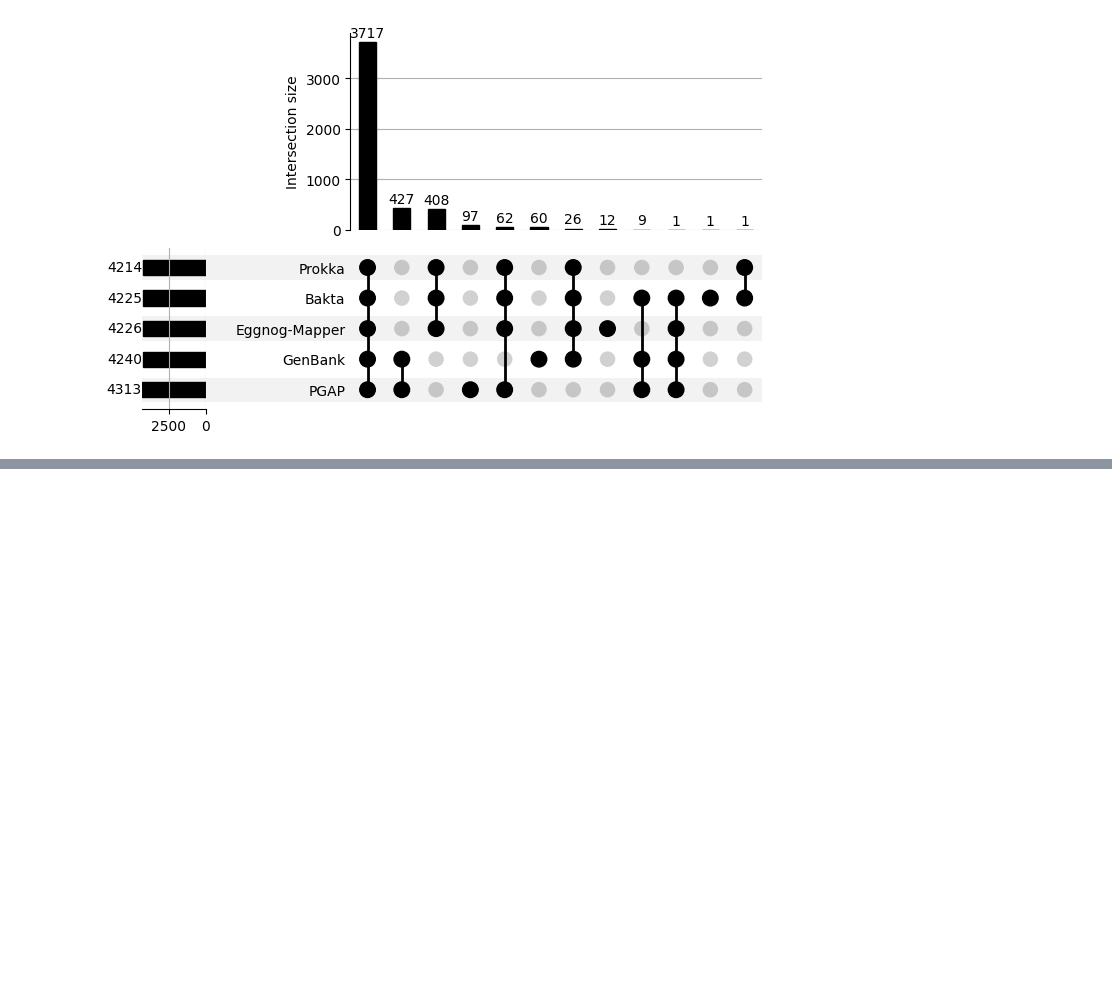
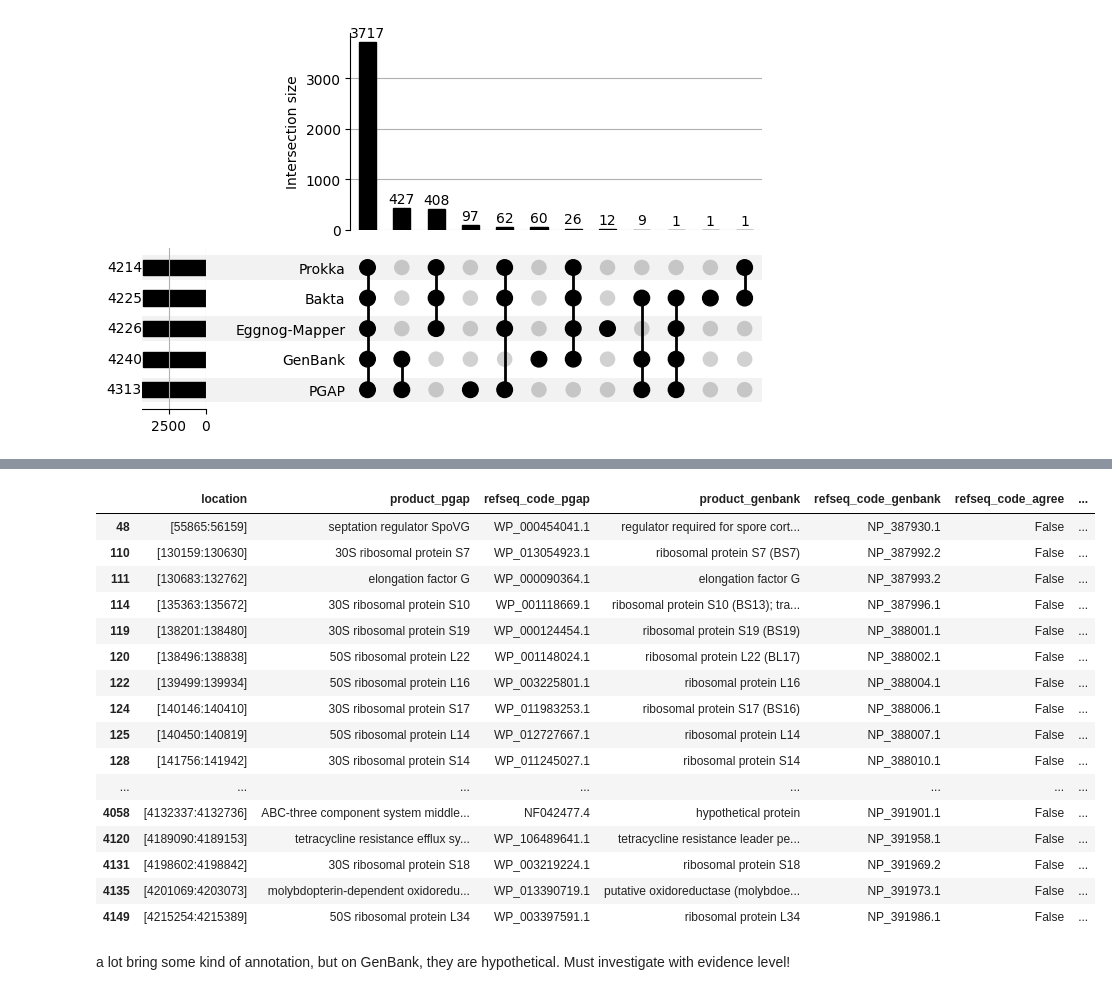
Before and after one commit to tiagocabralborelli/BenchAnnot, a Jupyter notebook: bacillus_analysis/bacillus_analysis.ipynb, the cells around one changed output, grey strips where cells are left out. Cells and saved outputs as stored; diff of their text form; code cells hidden in the pictures; blank space fills up the shorter version.

```diff
--- a/bacillus_analysis/bacillus_analysis.ipynb
+++ b/bacillus_analysis/bacillus_analysis.ipynb
@@ -127,0 +407,17 @@ Now we proceed to checking if the functional annotation differs. Starting with t
+# %%
+cds_data = []
+for record in SeqIO.parse(pgap_gbk, "genbank"):
+    for feature in record.features:
+        if feature.type == "CDS":
+            location = str(feature.location).split('(')[0]
+            product = feature.qualifiers.get("product", ["hypothetical protein"])[0]
+            refseq_code = None
+            inferences = feature.qualifiers.get("inference", [])
+            for inference in inferences:
+                if "RefSeq" in inference:
+                    refseq_code = inference.split(":")[3]
+                elif "motif" in inference:
+                    refseq_code = inference.split(":")[3]
+            cds_data.append({"location": location, "product": product, "refseq_code": refseq_code})
+pgap = pd.DataFrame(cds_data)
+pgap
@@ -127,0 +438,11 @@ Now we proceed to checking if the functional annotation differs. Starting with t
+# %%
+cds_data = []
+for record in SeqIO.parse(genbank_gbff, "genbank"):
+    for feature in record.features:
+        if feature.type == "CDS":
+            location = str(feature.location).split('(')[0]
+            product = feature.qualifiers.get("product", ["hypothetical protein"])[0]
+            refseq_code = feature.qualifiers.get("protein_id", [None])[0]
+            cds_data.append({"location": location, "product": product, "refseq_code": refseq_code})
+genbank = pd.DataFrame(cds_data)
+genbank
@@ -127,0 +463,2 @@ Now we proceed to checking if the functional annotation differs. Starting with t
+# %%
+pgap_genbank = compare_annotations(pgap, genbank, "refseq_code", df1_name="PGAP", df2_name="GenBank")
@@ -127,0 +488,22 @@ Now we proceed to checking if the functional annotation differs. Starting with t
+# %%
+pgap_genbank[~pgap_genbank["refseq_code_agree"]].dropna()
+# %% [output]
+|  | location | product_pgap | refseq_code_pgap | product_genbank | refseq_code_genbank | refseq_code_agree | ... |
+| 48 | [55865:56159] | septation regulator SpoVG | WP_000454041.1 | regulator required for spore cort... | NP_387930.1 | False | ... |
+| 110 | [130159:130630] | 30S ribosomal protein S7 | WP_013054923.1 | ribosomal protein S7 (BS7) | NP_387992.2 | False | ... |
+| 111 | [130683:132762] | elongation factor G | WP_000090364.1 | elongation factor G | NP_387993.2 | False | ... |
+| 114 | [135363:135672] | 30S ribosomal protein S10 | WP_001118669.1 | ribosomal protein S10 (BS13); tra... | NP_387996.1 | False | ... |
+| 119 | [138201:138480] | 30S ribosomal protein S19 | WP_000124454.1 | ribosomal protein S19 (BS19) | NP_388001.1 | False | ... |
+| 120 | [138496:138838] | 50S ribosomal protein L22 | WP_001148024.1 | ribosomal protein L22 (BL17) | NP_388002.1 | False | ... |
+| 122 | [139499:139934] | 50S ribosomal protein L16 | WP_003225801.1 | ribosomal protein L16 | NP_388004.1 | False | ... |
+| 124 | [140146:140410] | 30S ribosomal protein S17 | WP_011983253.1 | ribosomal protein S17 (BS16) | NP_388006.1 | False | ... |
+| 125 | [140450:140819] | 50S ribosomal protein L14 | WP_012727667.1 | ribosomal protein L14 | NP_388007.1 | False | ... |
+| 128 | [141756:141942] | 30S ribosomal protein S14 | WP_011245027.1 | ribosomal protein S14 | NP_388010.1 | False | ... |
+| ... | ... | ... | ... | ... | ... | ... | ... |
+| 4058 | [4132337:4132736] | ABC-three component system middle... | NF042477.4 | hypothetical protein | NP_391901.1 | False | ... |
+| 4120 | [4189090:4189153] | tetracycline resistance efflux sy... | WP_106489641.1 | tetracycline resistance leader pe... | NP_391958.1 | False | ... |
+| 4131 | [4198602:4198842] | 30S ribosomal protein S18 | WP_003219224.1 | ribosomal protein S18 | NP_391969.2 | False | ... |
+| 4135 | [4201069:4203073] | molybdopterin-dependent oxidoredu... | WP_013390719.1 | putative oxidoreductase (molybdoe... | NP_391973.1 | False | ... |
+| 4149 | [4215254:4215389] | 50S ribosomal protein L34 | WP_003397591.1 | ribosomal protein L34 | NP_391986.1 | False | ... |
+# %% [markdown]
+a lot bring some kind of annotation, but on GenBank, they are hypothetical. Must investigate with evidence level!
```
Also changed, not shown: parts of 30 cells of this notebook.
